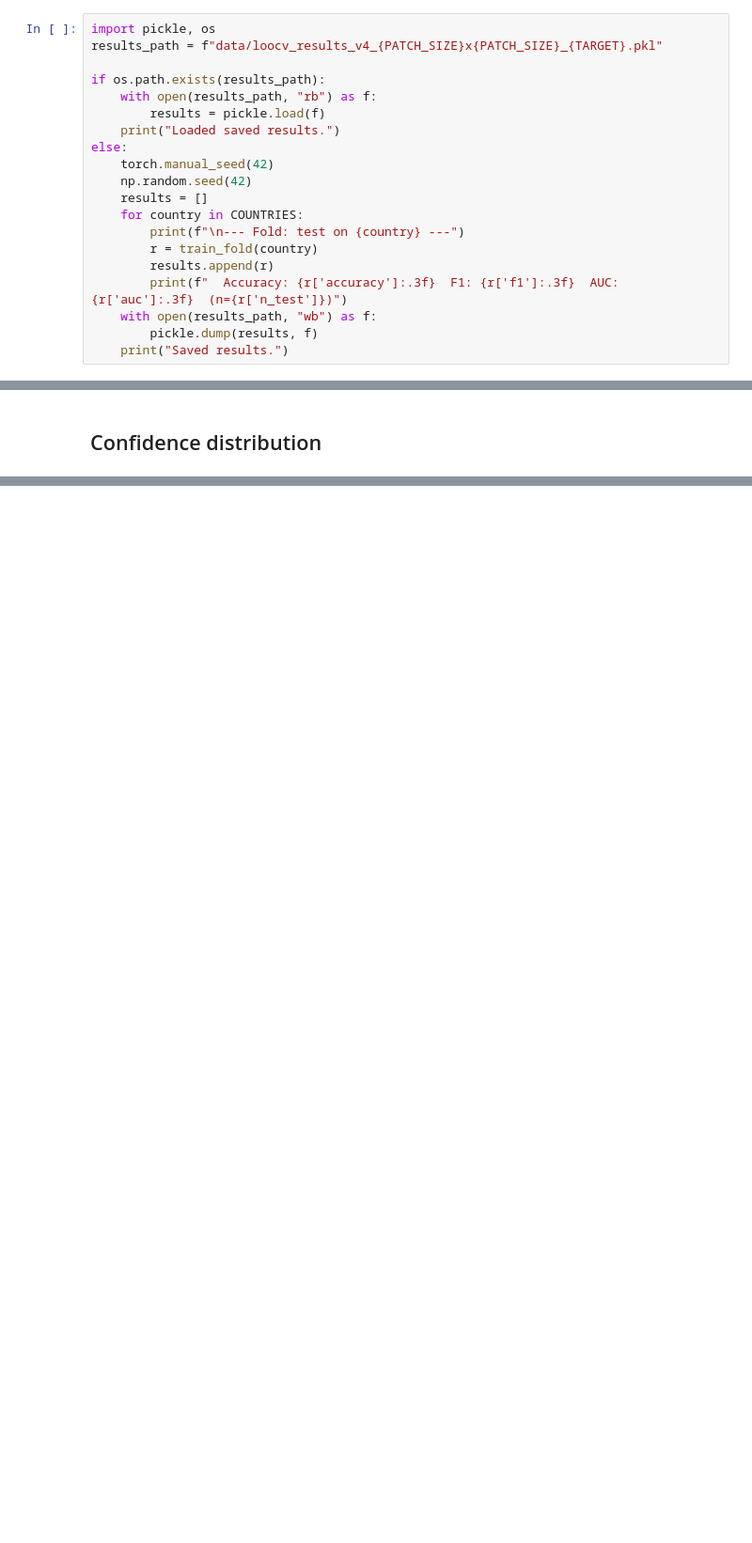
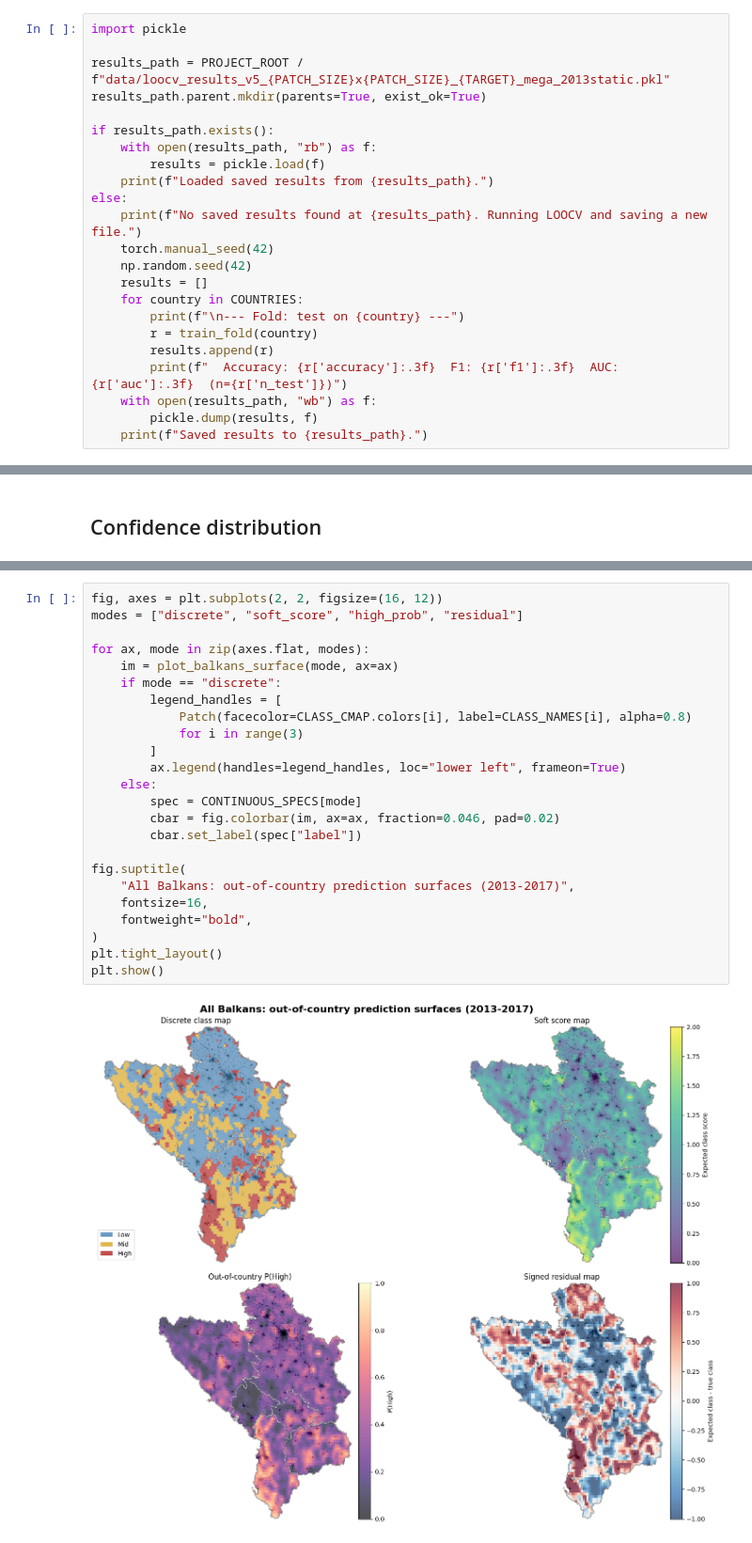
Before and after one commit to oltarecica/dl-xk, a Jupyter notebook: model_v2.ipynb, the cells around one changed output, grey strips where cells are left out. Shown at 94% size. Drawn from its saved outputs; the diff is of its cells as text; blank space fills up the shorter version.

```diff
--- a/model_v2.ipynb
+++ b/model_v2.ipynb
@@ -279,14 +777,17 @@ def train_fold(test_country, epochs=80, lr=1e-3, patience=15):
 # %% [markdown]
 ## LOOCV loop
 # %%
-import pickle, os
-results_path = f"data/loocv_results_v4_{PATCH_SIZE}x{PATCH_SIZE}_{TARGET}.pkl"
+import pickle
 
-if os.path.exists(results_path):
+results_path = PROJECT_ROOT / f"data/loocv_results_v5_{PATCH_SIZE}x{PATCH_SIZE}_{TARGET}_mega_2013static.pkl"
+results_path.parent.mkdir(parents=True, exist_ok=True)
+
+if results_path.exists():
     with open(results_path, "rb") as f:
         results = pickle.load(f)
-    print("Loaded saved results.")
+    print(f"Loaded saved results from {results_path}.")
 else:
+    print(f"No saved results found at {results_path}. Running LOOCV and saving a new file.")
     torch.manual_seed(42)
     np.random.seed(42)
     results = []
@@ -297,4 +798,4 @@ else:
         print(f"  Accuracy: {r['accuracy']:.3f}  F1: {r['f1']:.3f}  AUC: {r['auc']:.3f}  (n={r['n_test']})")
     with open(results_path, "wb") as f:
         pickle.dump(results, f)
-    print("Saved results.")
+    print(f"Saved results to {results_path}.")
@@ -462,0 +1301,26 @@ print(f"Mean confidence — correct: {np.mean(all_conf_correct):.3f} | wrong: {n
+# %%
+fig, axes = plt.subplots(2, 2, figsize=(16, 12))
+modes = ["discrete", "soft_score", "high_prob", "residual"]
+
+for ax, mode in zip(axes.flat, modes):
+    im = plot_balkans_surface(mode, ax=ax)
+    if mode == "discrete":
+        legend_handles = [
+            Patch(facecolor=CLASS_CMAP.colors[i], label=CLASS_NAMES[i], alpha=0.8)
+            for i in range(3)
+        ]
+        ax.legend(handles=legend_handles, loc="lower left", frameon=True)
+    else:
+        spec = CONTINUOUS_SPECS[mode]
+        cbar = fig.colorbar(im, ax=ax, fraction=0.046, pad=0.02)
+        cbar.set_label(spec["label"])
+
+fig.suptitle(
+    "All Balkans: out-of-country prediction surfaces (2013-2017)",
+    fontsize=16,
+    fontweight="bold",
+)
+plt.tight_layout()
+plt.show()
+# %% [output]
+[figure, added]
```
Also changed, not shown: parts of 18 cells of this notebook, 1 other file.
